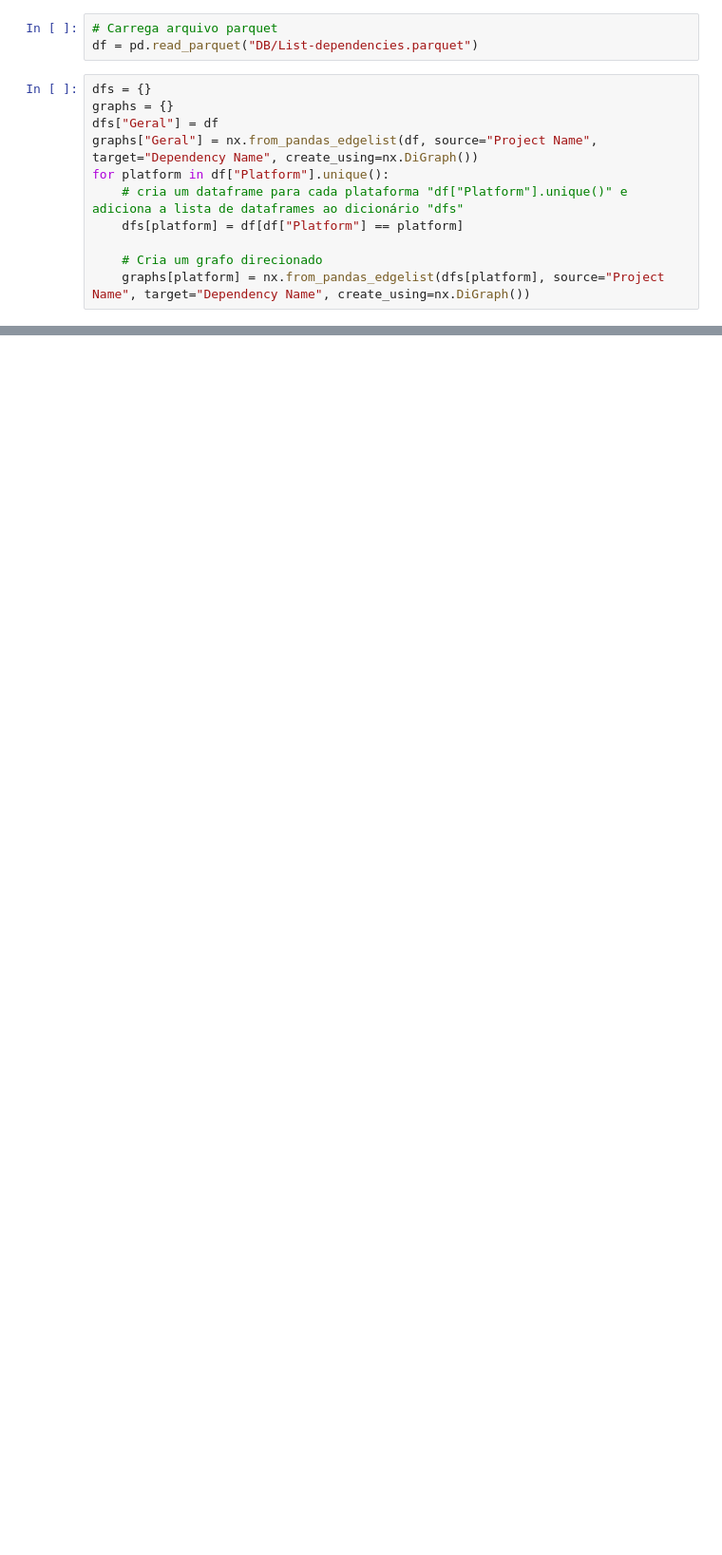
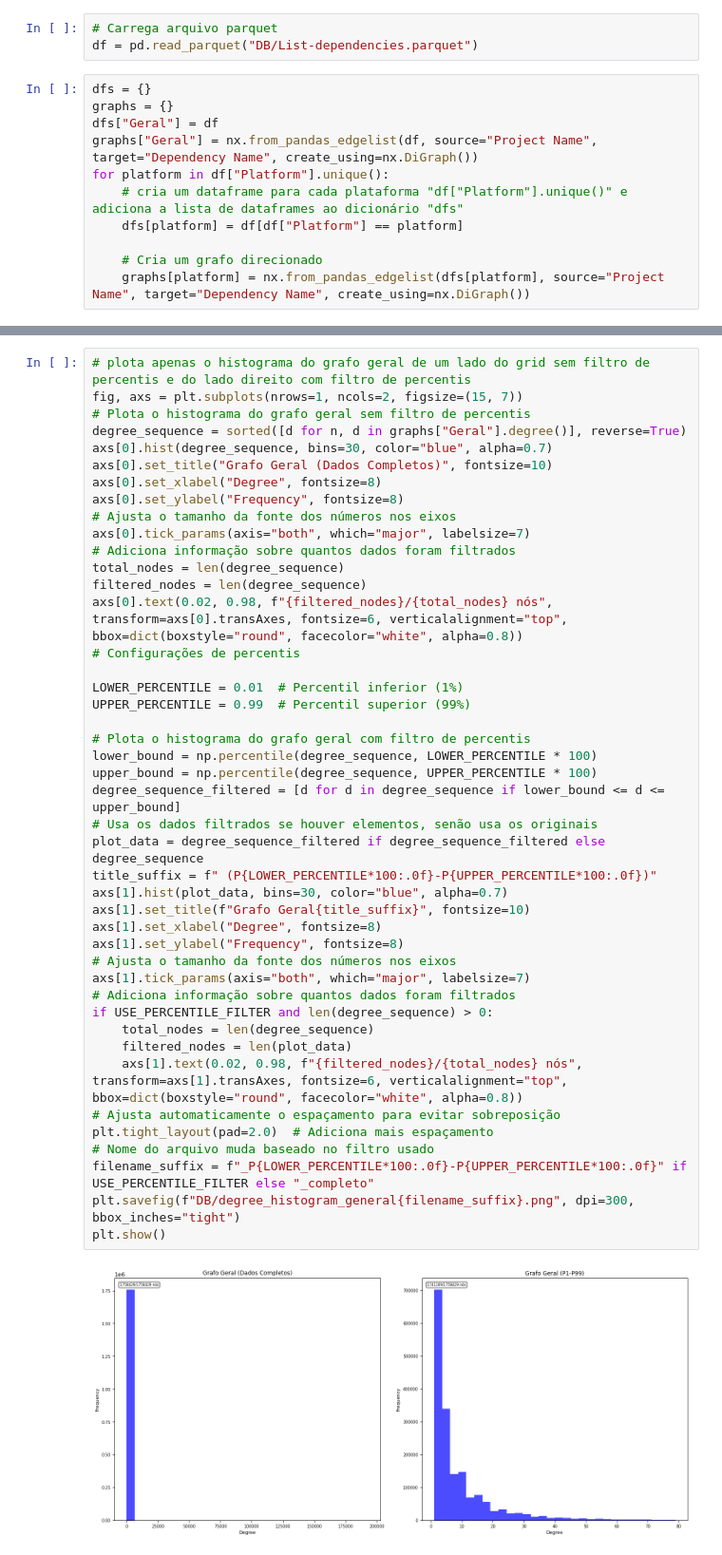
Before and after one commit to samuelc254/cr-ufabc, a Jupyter notebook: main.ipynb, the cells around one changed output, grey strips where cells are left out. Shown at 95% size. Drawn from its saved outputs; the diff is of its cells as text; blank space fills up the shorter version.

Commit message:
arquivo principal da analise organizado

```diff
--- a/main.ipynb
+++ b/main.ipynb
@@ -19 +113,47 @@ for platform in df["Platform"].unique():
+# %%
+# plota apenas o histograma do grafo geral de um lado do grid sem filtro de percentis e do lado direito com filtro de percentis
+fig, axs = plt.subplots(nrows=1, ncols=2, figsize=(15, 7))
+# Plota o histograma do grafo geral sem filtro de percentis
+degree_sequence = sorted([d for n, d in graphs["Geral"].degree()], reverse=True)
+axs[0].hist(degree_sequence, bins=30, color="blue", alpha=0.7)
+axs[0].set_title("Grafo Geral (Dados Completos)", fontsize=10)
+axs[0].set_xlabel("Degree", fontsize=8)
+axs[0].set_ylabel("Frequency", fontsize=8)
+# Ajusta o tamanho da fonte dos números nos eixos
+axs[0].tick_params(axis="both", which="major", labelsize=7)
+# Adiciona informação sobre quantos dados foram filtrados
+total_nodes = len(degree_sequence)
+filtered_nodes = len(degree_sequence)
+axs[0].text(0.02, 0.98, f"{filtered_nodes}/{total_nodes} nós", transform=axs[0].transAxes, fontsize=6, verticalalignment="top", bbox=dict(boxstyle="round", facecolor="white", alpha=0.8))
+# Configurações de percentis
+
+LOWER_PERCENTILE = 0.01  # Percentil inferior (1%)
+UPPER_PERCENTILE = 0.99  # Percentil superior (99%)
+
+# Plota o histograma do grafo geral com filtro de percentis
+lower_bound = np.percentile(degree_sequence, LOWER_PERCENTILE * 100)
+upper_bound = np.percentile(degree_sequence, UPPER_PERCENTILE * 100)
+degree_sequence_filtered = [d for d in degree_sequence if lower_bound <= d <= upper_bound]
+# Usa os dados filtrados se houver elementos, senão usa os originais
+plot_data = degree_sequence_filtered if degree_sequence_filtered else degree_sequence
+title_suffix = f" (P{LOWER_PERCENTILE*100:.0f}-P{UPPER_PERCENTILE*100:.0f})"
+axs[1].hist(plot_data, bins=30, color="blue", alpha=0.7)
+axs[1].set_title(f"Grafo Geral{title_suffix}", fontsize=10)
+axs[1].set_xlabel("Degree", fontsize=8)
+axs[1].set_ylabel("Frequency", fontsize=8)
+# Ajusta o tamanho da fonte dos números nos eixos
+axs[1].tick_params(axis="both", which="major", labelsize=7)
+# Adiciona informação sobre quantos dados foram filtrados
+if USE_PERCENTILE_FILTER and len(degree_sequence) > 0:
+    total_nodes = len(degree_sequence)
+    filtered_nodes = len(plot_data)
+    axs[1].text(0.02, 0.98, f"{filtered_nodes}/{total_nodes} nós", transform=axs[1].transAxes, fontsize=6, verticalalignment="top", bbox=dict(boxstyle="round", facecolor="white", alpha=0.8))
+# Ajusta automaticamente o espaçamento para evitar sobreposição
+plt.tight_layout(pad=2.0)  # Adiciona mais espaçamento
+# Nome do arquivo muda baseado no filtro usado
+filename_suffix = f"_P{LOWER_PERCENTILE*100:.0f}-P{UPPER_PERCENTILE*100:.0f}" if USE_PERCENTILE_FILTER else "_completo"
+plt.savefig(f"DB/degree_histogram_general{filename_suffix}.png", dpi=300, bbox_inches="tight")
+plt.show()
+# %% [output]
+[figure, added]
 # %%
```
Also changed, not shown: parts of 4 cells of this notebook, 1 other file.
